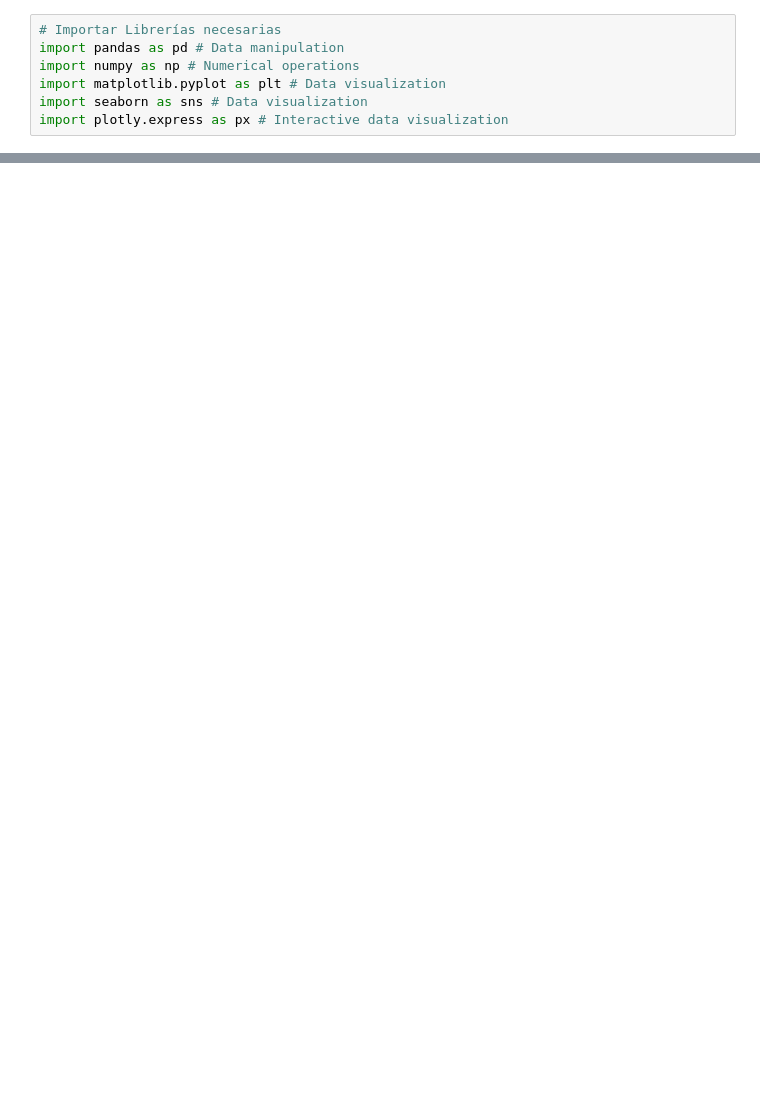
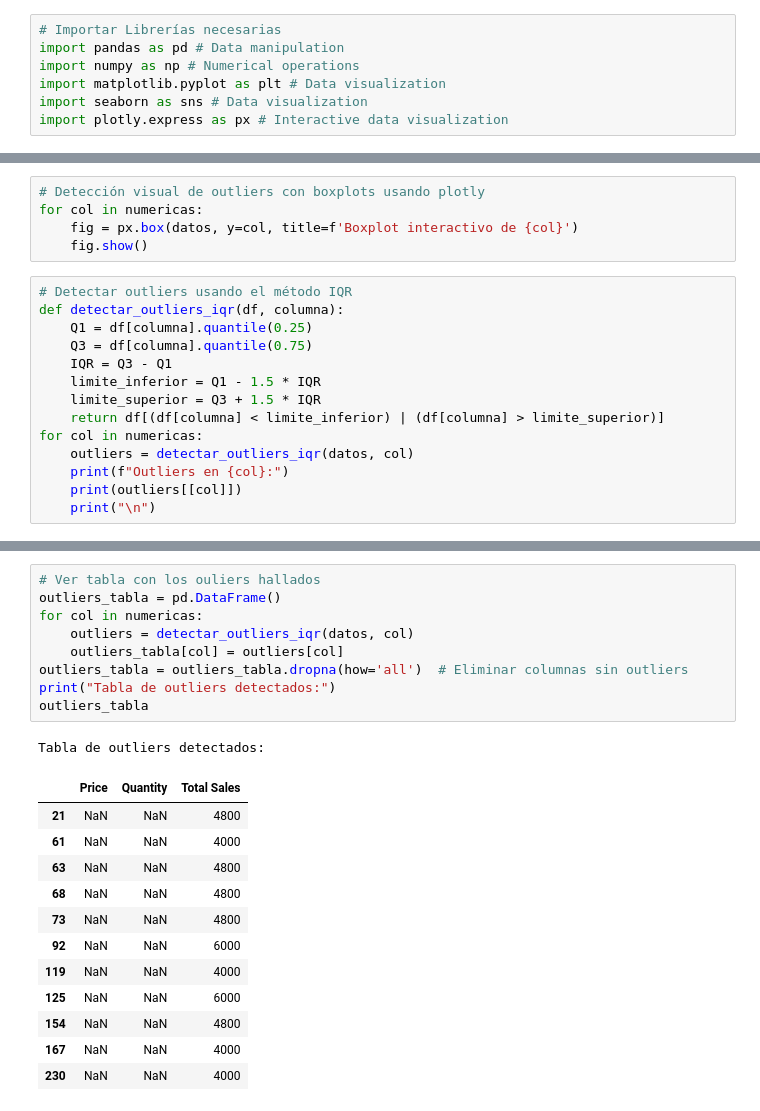
Before and after one commit to Dilmer-Rojas/Ventas_Amazon_2025, a Jupyter notebook: notebooks/01.EDA_I.ipynb, the cells around one changed output, grey strips where cells are left out. Saved outputs shown, nothing was run; the diff lists cells and outputs as text; blank space fills up the shorter version.

```diff
--- a/notebooks/01.EDA_I.ipynb
+++ b/notebooks/01.EDA_I.ipynb
@@ -112,0 +250,19 @@ datos.describe().style.applymap(lambda v: 'color: green; font-weight: bold')
+# %%
+# Detección visual de outliers con boxplots usando plotly
+for col in numericas:
+    fig = px.box(datos, y=col, title=f'Boxplot interactivo de {col}')
+    fig.show()
+# %%
+# Detectar outliers usando el método IQR
+def detectar_outliers_iqr(df, columna):
+    Q1 = df[columna].quantile(0.25)
+    Q3 = df[columna].quantile(0.75)
+    IQR = Q3 - Q1
+    limite_inferior = Q1 - 1.5 * IQR
+    limite_superior = Q3 + 1.5 * IQR
+    return df[(df[columna] < limite_inferior) | (df[columna] > limite_superior)]
+for col in numericas:
+    outliers = detectar_outliers_iqr(datos, col)
+    print(f"Outliers en {col}:")
+    print(outliers[[col]])
+    print("\n")
@@ -112,0 +287,23 @@ datos.describe().style.applymap(lambda v: 'color: green; font-weight: bold')
+# %%
+# Ver tabla con los ouliers hallados
+outliers_tabla = pd.DataFrame()
+for col in numericas:
+    outliers = detectar_outliers_iqr(datos, col)
+    outliers_tabla[col] = outliers[col]
+outliers_tabla = outliers_tabla.dropna(how='all')  # Eliminar columnas sin outliers
+print("Tabla de outliers detectados:")
+outliers_tabla
+# %% [output]
+Tabla de outliers detectados:
+|  | Price | Quantity | Total Sales |
+| 21 | NaN | NaN | 4800 |
+| 61 | NaN | NaN | 4000 |
+| 63 | NaN | NaN | 4800 |
+| 68 | NaN | NaN | 4800 |
+| 73 | NaN | NaN | 4800 |
+| 92 | NaN | NaN | 6000 |
+| 119 | NaN | NaN | 4000 |
+| 125 | NaN | NaN | 6000 |
+| 154 | NaN | NaN | 4800 |
+| 167 | NaN | NaN | 4000 |
+| 230 | NaN | NaN | 4000 |
```
Also changed, not shown: parts of 46 cells of this notebook.
